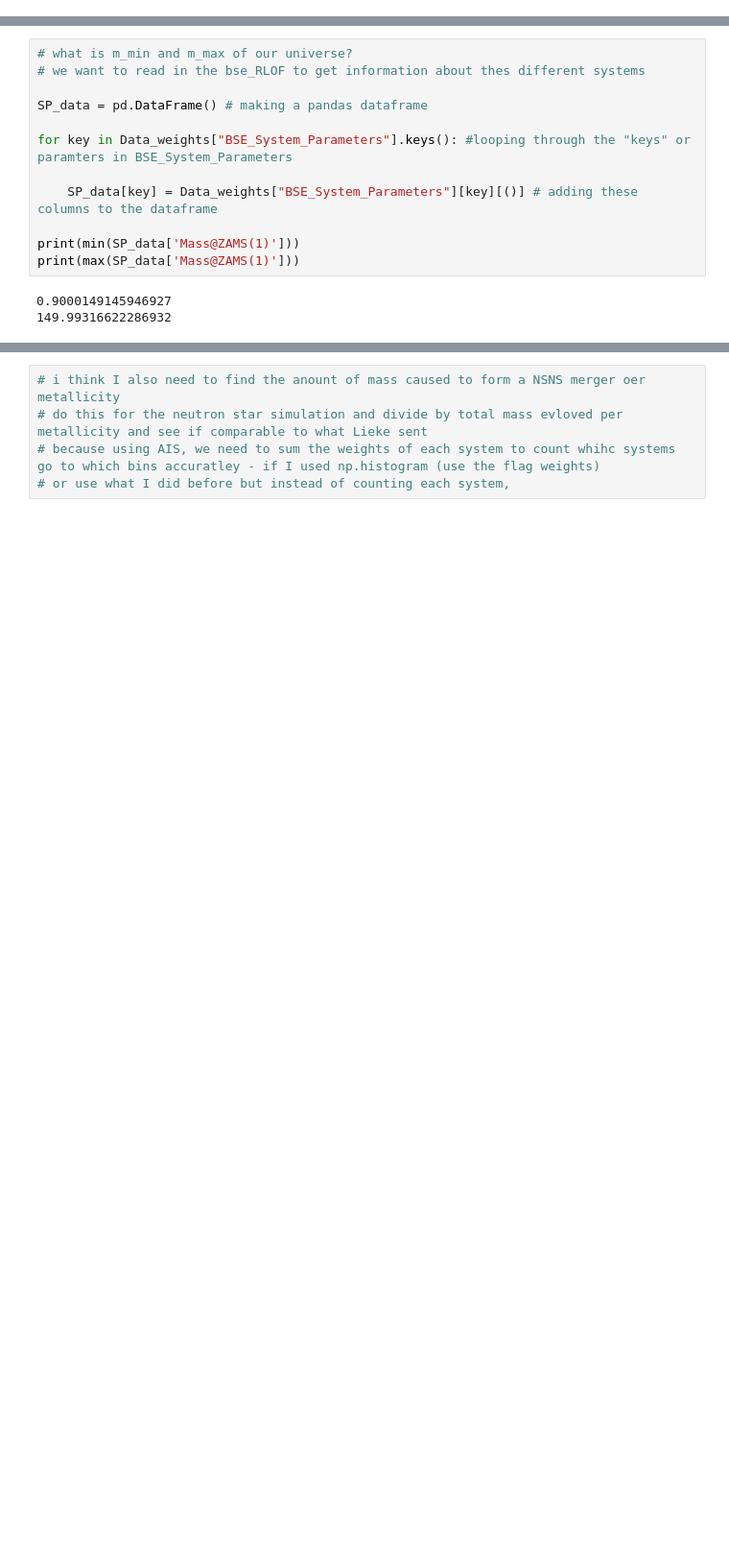
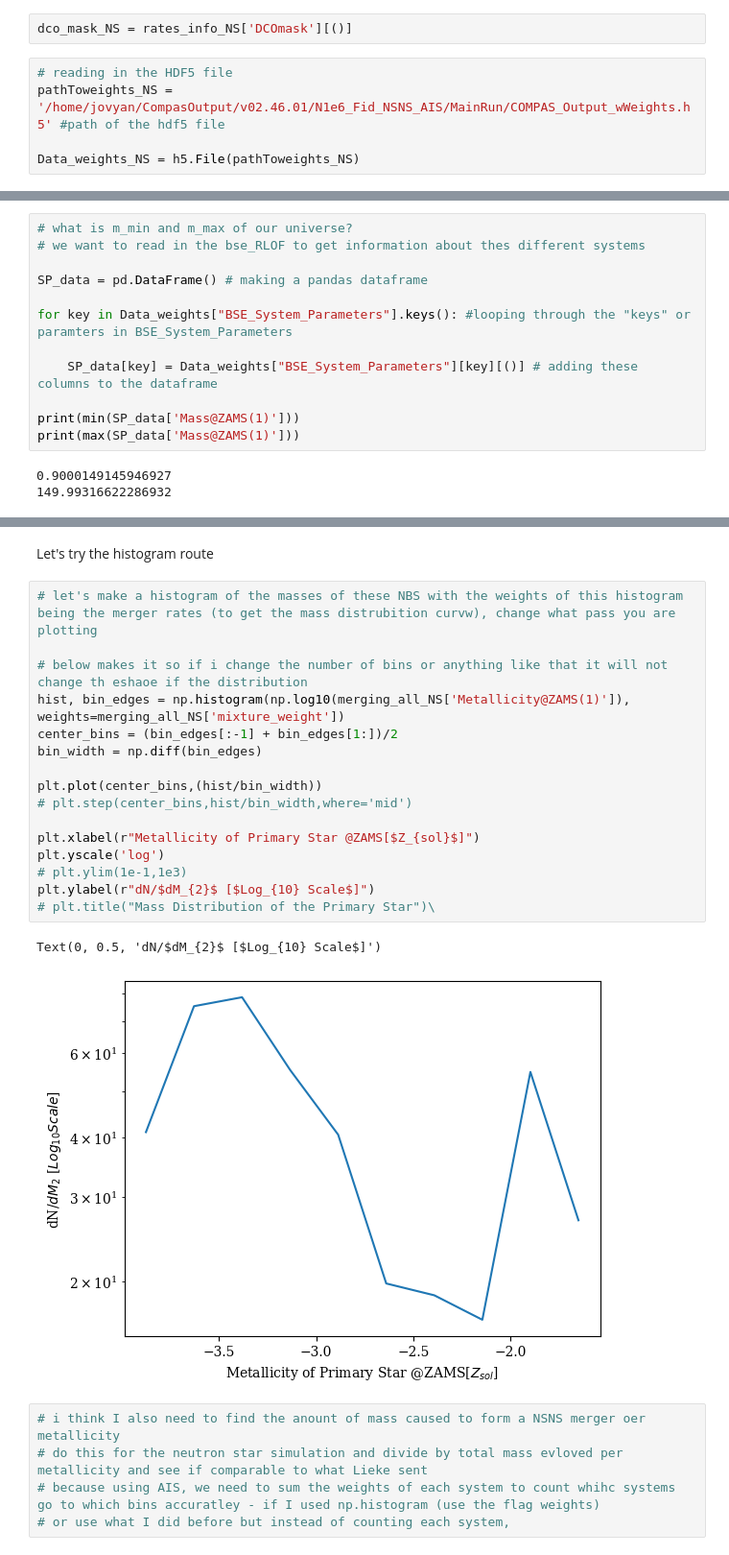
Before and after one commit to melanie-santiago26/research_work, a Jupyter notebook: making_figures/metallicity_rates.ipynb, the cells around one changed output, grey strips where cells are left out. Shown at 96% size. Saved outputs shown, nothing was run; the diff lists cells and outputs as text; blank space fills up the shorter version.

```diff
--- a/making_figures/metallicity_rates.ipynb
+++ b/making_figures/metallicity_rates.ipynb
@@ -336,0 +328,7 @@ DCO_NSNS_data = DCO_WD_data[NSNS_bool]
+# %%
+dco_mask_NS = rates_info_NS['DCOmask'][()]
+# %%
+# reading in the HDF5 file
+pathToweights_NS = '/home/jovyan/CompasOutput/v02.46.01/N1e6_Fid_NSNS_AIS/MainRun/COMPAS_Output_wWeights.h5' #path of the hdf5 file
+
+Data_weights_NS = h5.File(pathToweights_NS)
@@ -661,3 +732,24 @@ Total mass evolved per Z: [5.95062114e+01 2.41480783e+05 2.38716033e+05 2.414807
+# %% [markdown]
+Let's try the histogram route
+# %%
+# let's make a histogram of the masses of these NBS with the weights of this histogram being the merger rates (to get the mass distrubition curvw), change what pass you are plotting
+
+# below makes it so if i change the number of bins or anything like that it will not change th eshaoe if the distribution
+hist, bin_edges = np.histogram(np.log10(merging_all_NS['Metallicity@ZAMS(1)']), weights=merging_all_NS['mixture_weight'])
+center_bins = (bin_edges[:-1] + bin_edges[1:])/2
+bin_width = np.diff(bin_edges)
+
+plt.plot(center_bins,(hist/bin_width))
+# plt.step(center_bins,hist/bin_width,where='mid')
+
+plt.xlabel(r"Metallicity of Primary Star @ZAMS[$Z_{sol}$]")
+plt.yscale('log')
+# plt.ylim(1e-1,1e3)
+plt.ylabel(r"dN/$dM_{2}$ [$Log_{10} Scale$]")
+# plt.title("Mass Distribution of the Primary Star")\
+# %% [output]
+Text(0, 0.5, 'dN/$dM_{2}$ [$Log_{10} Scale$]')
+[figure, added]
 # %%
 # i think I also need to find the anount of mass caused to form a NSNS merger oer metallicity
 # do this for the neutron star simulation and divide by total mass evloved per metallicity and see if comparable to what Lieke sent
```
Also changed, not shown: parts of 23 cells of this notebook, 3 other files.
